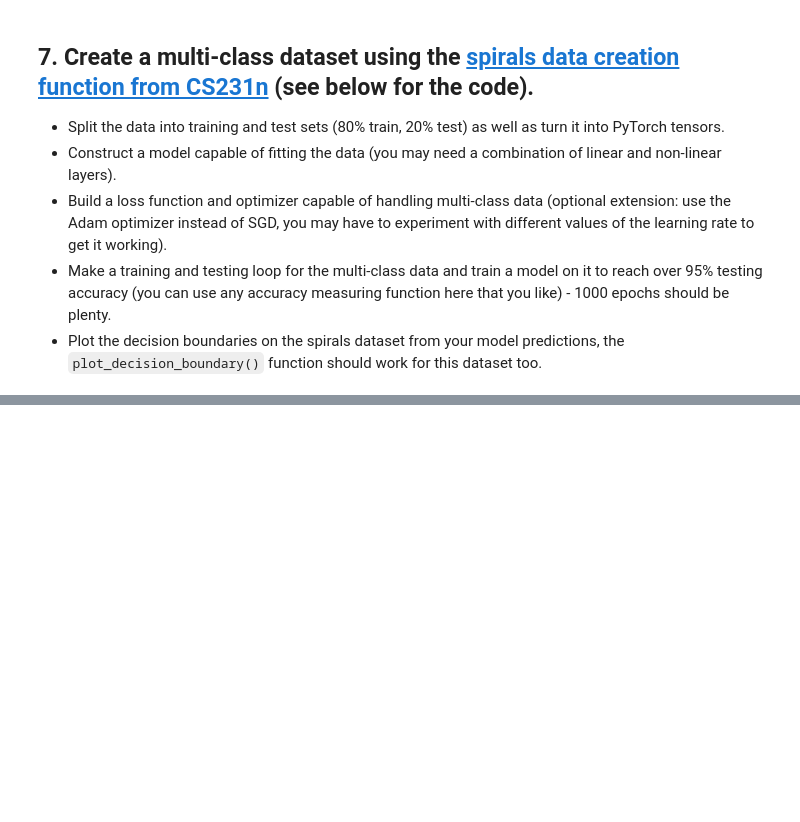
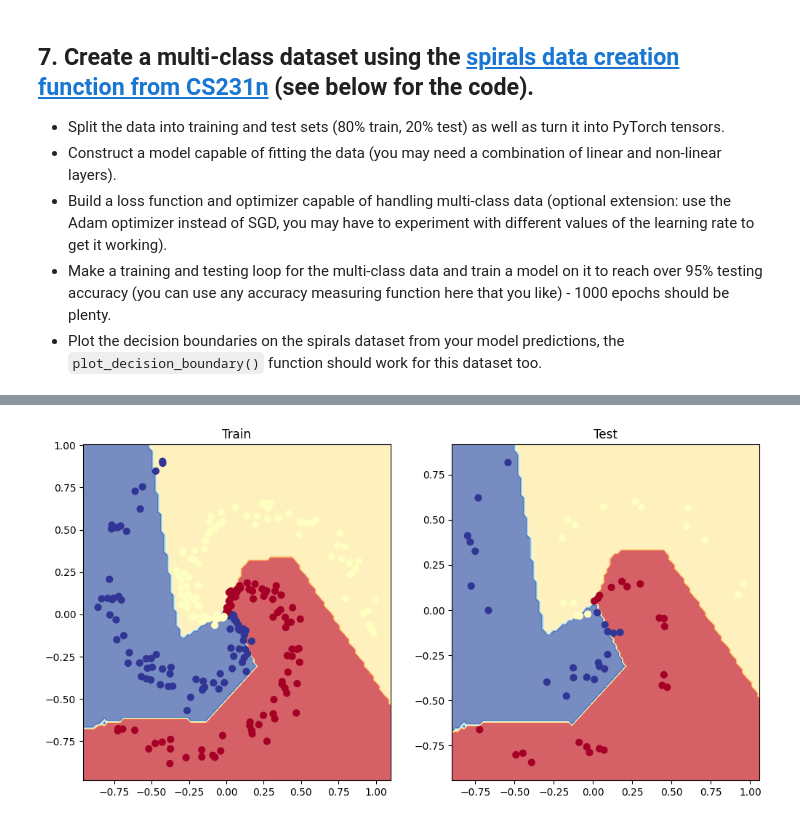
Before and after one commit to derekwangsz/PyTorch, a Jupyter notebook: exercises/02_pytorch_classification_exercises.ipynb, the cells around one changed output, grey strips where cells are left out. Drawn from its saved outputs; the diff is of its cells as text; code cells hidden in the pictures; blank space fills up the shorter version.

```diff
--- a/exercises/02_pytorch_classification_exercises.ipynb
+++ b/exercises/02_pytorch_classification_exercises.ipynb
@@ -342,5 +351,5 @@ from sklearn.model_selection import train_test_split
 from torchmetrics import Accuracy
 
 ## TODO: uncomment the two lines below to send the accuracy function to the device
-# acc_fn = Accuracy(task="multiclass", num_classes=4).to(device)
-# acc_fn
+acc_fn = Accuracy(task="multiclass", num_classes=3).to(device)
+acc_fn
@@ -373,35 +424,47 @@ Pred labels:
 # %%
 # Setup loss function and optimizer
-# loss_fn =
-# optimizer =
+loss_fn = nn.CrossEntropyLoss()
+optimizer = torch.optim.SGD(spiral_model_0.parameters(), lr=0.1)
 # %%
 # Build a training loop for the model
+epochs = 1000
 
 # Loop over data
-
+for epoch in range(epochs):
 
   ## Training
+  spiral_model_0.train()
 
   # 1. Forward pass
+  y_logits = spiral_model_0(X_train)
 
+  y_pred = torch.softmax(y_logits, dim=1).argmax(dim=1) # go from logits -> prediction probabilities -> prediction labels
 
   # 2. Calculate the loss
-
+  loss = loss_fn(y_logits, y_train)
+  accuracy = acc_fn(y_pred, y_train)
 
   # 3. Optimizer zero grad
-
+  optimizer.zero_grad()
 
   # 4. Loss backward
-
+  loss.backward()
 
   # 5. Optimizer step
+  optimizer.step()
 
 
   ## Testing
-
-
+  spiral_model_0.eval()
+  with torch.inference_mode():
     # 1. Forward pass
+    y_test_logits = spiral_model_0(X_test)
+    y_test_pred = torch.softmax(y_test_logits, dim = 1).argmax(dim = 1)
 
     # 2. Caculate loss and acc
+    test_loss = loss_fn(y_test_logits, y_test)
+    test_accuracy = acc_fn(y_test_pred, y_test)
 
   # Print out what's happening every 100 epochs
+  if (epoch % 100 == 0):
+    print(f"Epoch: {epoch} | Loss: {loss:.2f} Acc: {accuracy:.2f} | Test loss: {test_loss:.2f} Test acc: {test_accuracy:.2f}")
@@ -409,0 +482,13 @@ Pred labels:
+# %%
+# Plot decision boundaries for training and test sets
+
+# Plot decision boundaries for training and test sets
+plt.figure(figsize=(12, 6))
+plt.subplot(1, 2, 1)
+plt.title("Train")
+plot_decision_boundary(spiral_model_0, X_train, y_train)
+plt.subplot(1, 2, 2)
+plt.title("Test")
+plot_decision_boundary(spiral_model_0, X_test, y_test)
+# %% [output]
+[figure, added]
```
Also changed, not shown: parts of 12 cells of this notebook.
